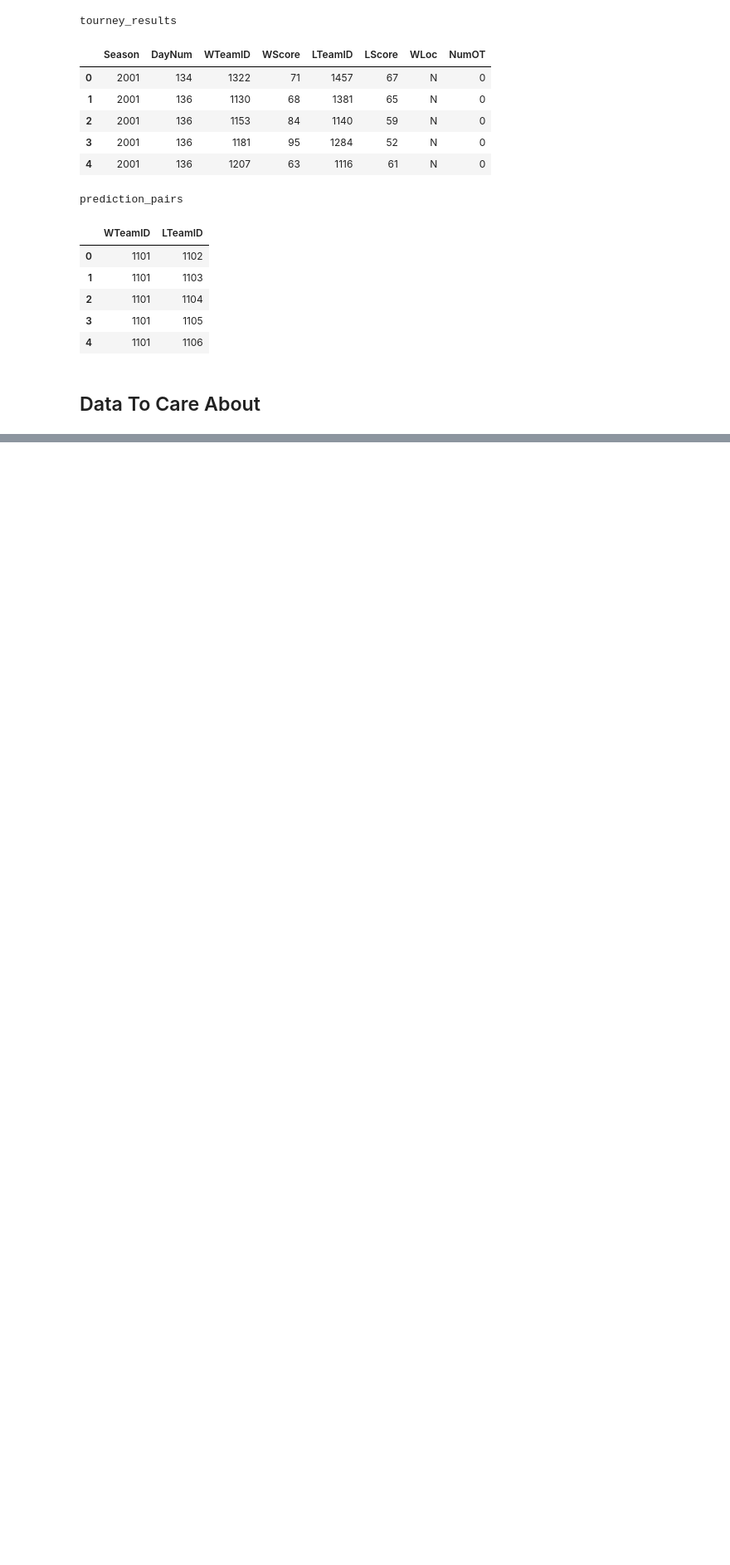
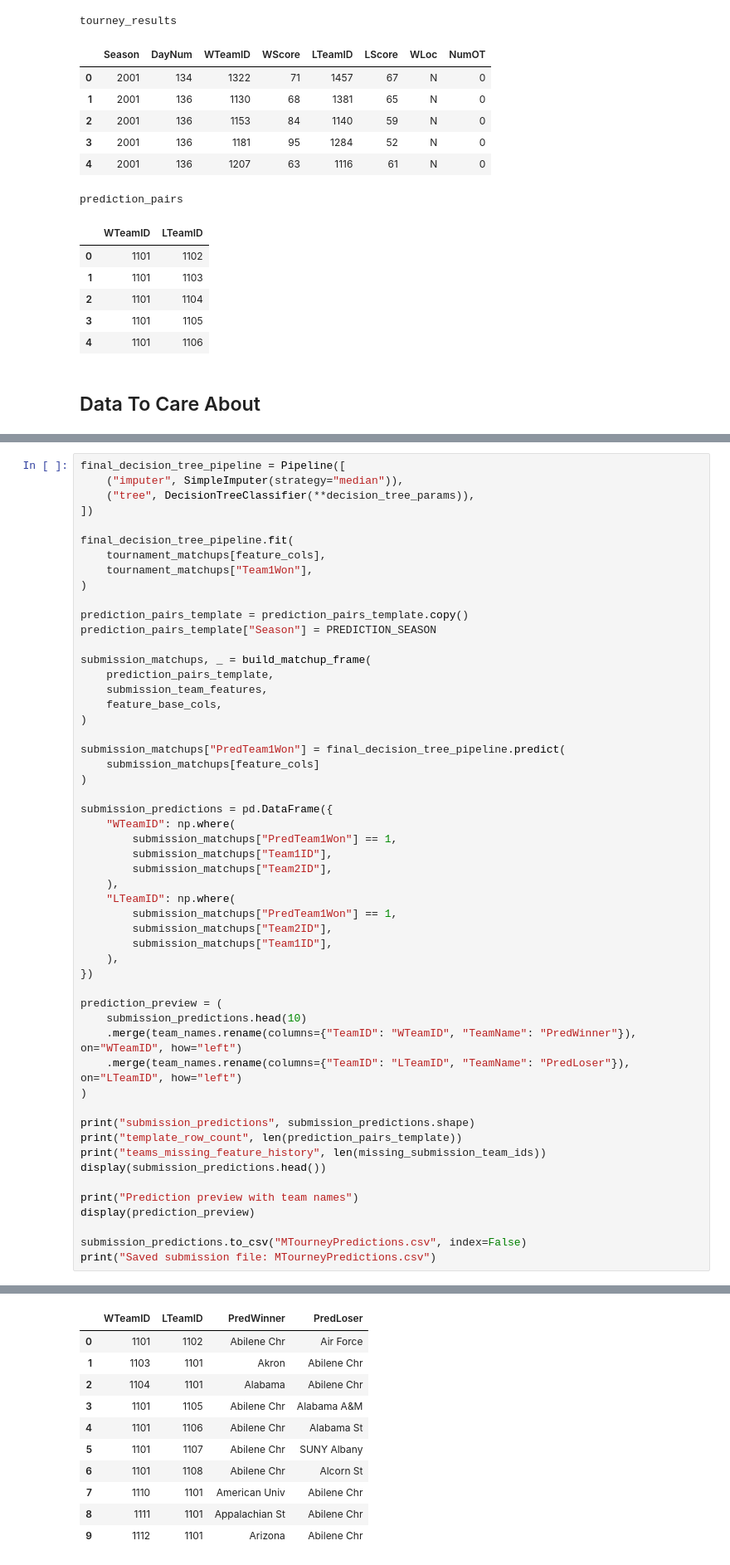
Before and after one commit to ItsJayYip/MMPredictions, a Jupyter notebook: MMML.ipynb, the cells around one changed output, grey strips where cells are left out. Shown at 83% size. Saved outputs shown, nothing was run; the diff lists cells and outputs as text; blank space fills up the shorter version.

```diff
--- a/MMML.ipynb
+++ b/MMML.ipynb
@@ -154,0 +600,54 @@ Now that the data is loaded and filtered, the next step is to turn team-level an
+# %%
+final_decision_tree_pipeline = Pipeline([
+    ("imputer", SimpleImputer(strategy="median")),
+    ("tree", DecisionTreeClassifier(**decision_tree_params)),
+])
+
+final_decision_tree_pipeline.fit(
+    tournament_matchups[feature_cols],
+    tournament_matchups["Team1Won"],
+)
+
+prediction_pairs_template = prediction_pairs_template.copy()
+prediction_pairs_template["Season"] = PREDICTION_SEASON
+
+submission_matchups, _ = build_matchup_frame(
+    prediction_pairs_template,
+    submission_team_features,
+    feature_base_cols,
+)
+
+submission_matchups["PredTeam1Won"] = final_decision_tree_pipeline.predict(
+    submission_matchups[feature_cols]
+)
+
+submission_predictions = pd.DataFrame({
+    "WTeamID": np.where(
+        submission_matchups["PredTeam1Won"] == 1,
+        submission_matchups["Team1ID"],
+        submission_matchups["Team2ID"],
+    ),
+    "LTeamID": np.where(
+        submission_matchups["PredTeam1Won"] == 1,
+        submission_matchups["Team2ID"],
+        submission_matchups["Team1ID"],
+    ),
+})
+
+prediction_preview = (
+    submission_predictions.head(10)
+    .merge(team_names.rename(columns={"TeamID": "WTeamID", "TeamName": "PredWinner"}), on="WTeamID", how="left")
+    .merge(team_names.rename(columns={"TeamID": "LTeamID", "TeamName": "PredLoser"}), on="LTeamID", how="left")
+)
+
+print("submission_predictions", submission_predictions.shape)
+print("template_row_count", len(prediction_pairs_template))
+print("teams_missing_feature_history", len(missing_submission_team_ids))
+display(submission_predictions.head())
+
+print("Prediction preview with team names")
+display(prediction_preview)
+
+submission_predictions.to_csv("MTourneyPredictions.csv", index=False)
+print("Saved submission file: MTourneyPredictions.csv")
+# %% [output]
@@ -154,0 +662,11 @@ Now that the data is loaded and filtered, the next step is to turn team-level an
+|  | WTeamID | LTeamID | PredWinner | PredLoser |
+| 0 | 1101 | 1102 | Abilene Chr | Air Force |
+| 1 | 1103 | 1101 | Akron | Abilene Chr |
+| 2 | 1104 | 1101 | Alabama | Abilene Chr |
+| 3 | 1101 | 1105 | Abilene Chr | Alabama A&M |
+| 4 | 1101 | 1106 | Abilene Chr | Alabama St |
+| 5 | 1101 | 1107 | Abilene Chr | SUNY Albany |
+| 6 | 1101 | 1108 | Abilene Chr | Alcorn St |
+| 7 | 1110 | 1101 | American Univ | Abilene Chr |
+| 8 | 1111 | 1101 | Appalachian St | Abilene Chr |
+| 9 | 1112 | 1101 | Arizona | Abilene Chr |
```
Also changed, not shown: parts of 13 cells of this notebook, 1 other file.
